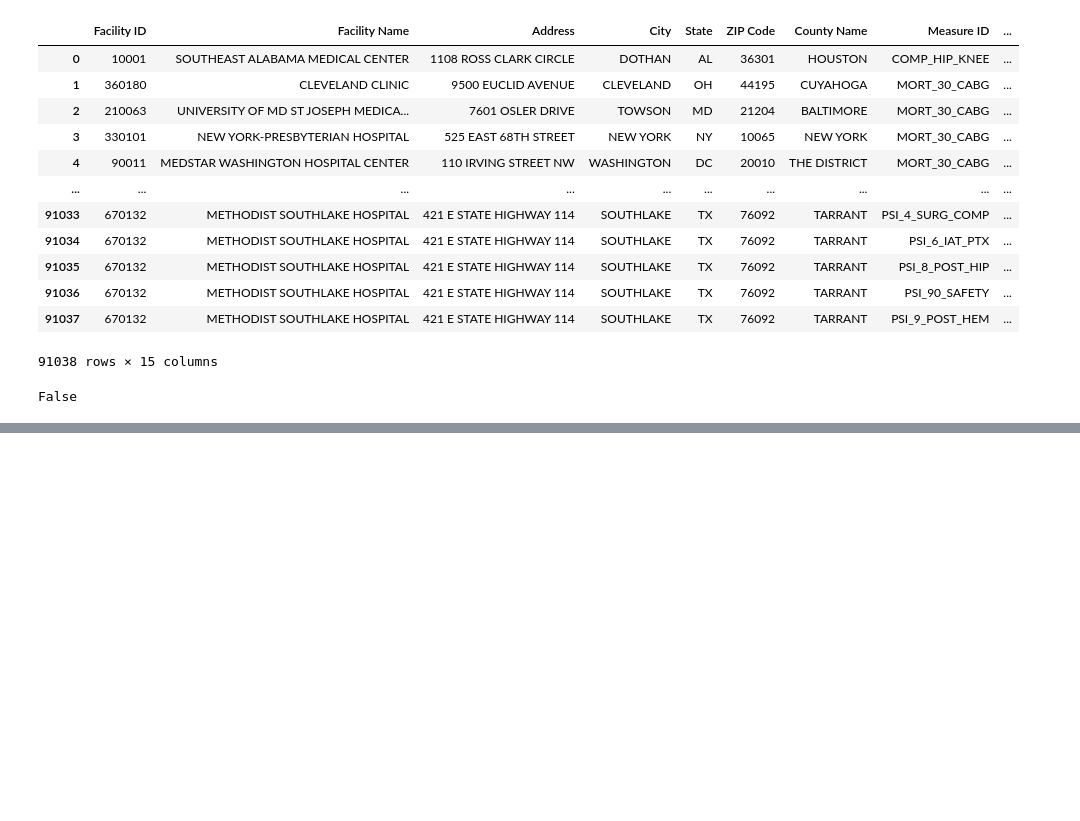
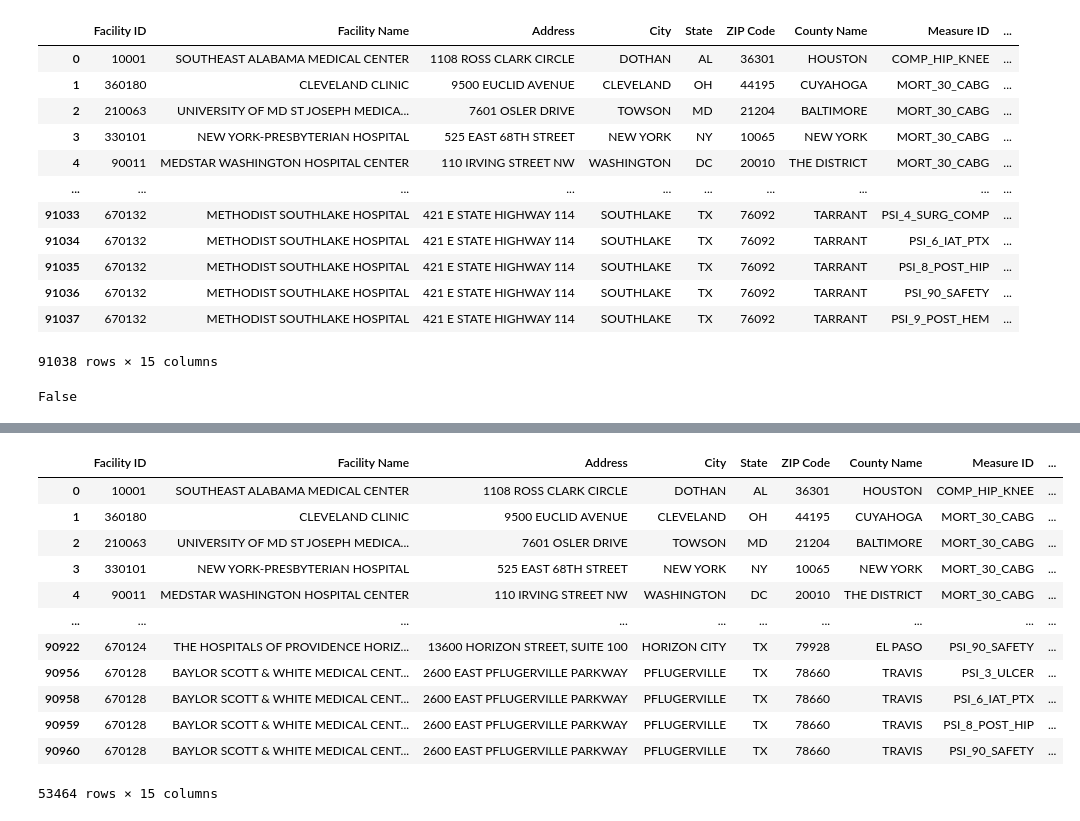
Before and after one commit to fisher1916/ETL-pipeline, a Jupyter notebook: CleanUpCMS.ipynb, the cells around one changed output, grey strips where cells are left out. Saved outputs shown, nothing was run; the diff lists cells and outputs as text; code cells hidden in the pictures; blank space fills up the shorter version.

```diff
--- a/CleanUpCMS.ipynb
+++ b/CleanUpCMS.ipynb
@@ -46,0 +63,18 @@ False
+# %%
+#filter out hospitals with not available in score column
+cms_df_na = CMS_df[CMS_df["Score"] != "Not Available"]
+cms_df_na
+# %% [output]
+|  | Facility ID | Facility Name | Address | City | State | ZIP Code | County Name | Measure ID | ... |
+| 0 | 10001 | SOUTHEAST ALABAMA MEDICAL CENTER | 1108 ROSS CLARK CIRCLE | DOTHAN | AL | 36301 | HOUSTON | COMP_HIP_KNEE | ... |
+| 1 | 360180 | CLEVELAND CLINIC | 9500 EUCLID AVENUE | CLEVELAND | OH | 44195 | CUYAHOGA | MORT_30_CABG | ... |
+| 2 | 210063 | UNIVERSITY OF MD ST JOSEPH MEDICA... | 7601 OSLER DRIVE | TOWSON | MD | 21204 | BALTIMORE | MORT_30_CABG | ... |
+| 3 | 330101 | NEW YORK-PRESBYTERIAN HOSPITAL | 525 EAST 68TH STREET | NEW YORK | NY | 10065 | NEW YORK | MORT_30_CABG | ... |
+| 4 | 90011 | MEDSTAR WASHINGTON HOSPITAL CENTER | 110 IRVING STREET NW | WASHINGTON | DC | 20010 | THE DISTRICT | MORT_30_CABG | ... |
+| ... | ... | ... | ... | ... | ... | ... | ... | ... | ... |
+| 90922 | 670124 | THE HOSPITALS OF PROVIDENCE HORIZ... | 13600 HORIZON STREET, SUITE 100 | HORIZON CITY | TX | 79928 | EL PASO | PSI_90_SAFETY | ... |
+| 90956 | 670128 | BAYLOR SCOTT & WHITE MEDICAL CENT... | 2600 EAST PFLUGERVILLE PARKWAY | PFLUGERVILLE | TX | 78660 | TRAVIS | PSI_3_ULCER | ... |
+| 90958 | 670128 | BAYLOR SCOTT & WHITE MEDICAL CENT... | 2600 EAST PFLUGERVILLE PARKWAY | PFLUGERVILLE | TX | 78660 | TRAVIS | PSI_6_IAT_PTX | ... |
+| 90959 | 670128 | BAYLOR SCOTT & WHITE MEDICAL CENT... | 2600 EAST PFLUGERVILLE PARKWAY | PFLUGERVILLE | TX | 78660 | TRAVIS | PSI_8_POST_HIP | ... |
+| 90960 | 670128 | BAYLOR SCOTT & WHITE MEDICAL CENT... | 2600 EAST PFLUGERVILLE PARKWAY | PFLUGERVILLE | TX | 78660 | TRAVIS | PSI_90_SAFETY | ... |
+53464 rows × 15 columns
```
Also changed, not shown: parts of 3 cells of this notebook.
